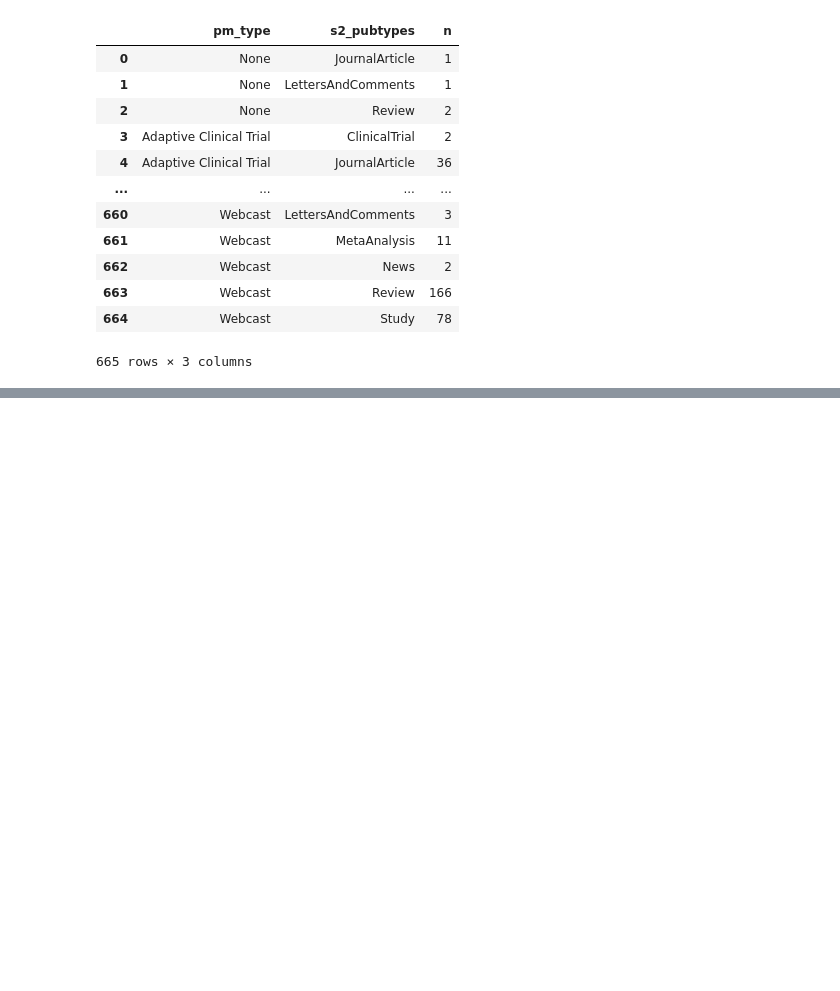
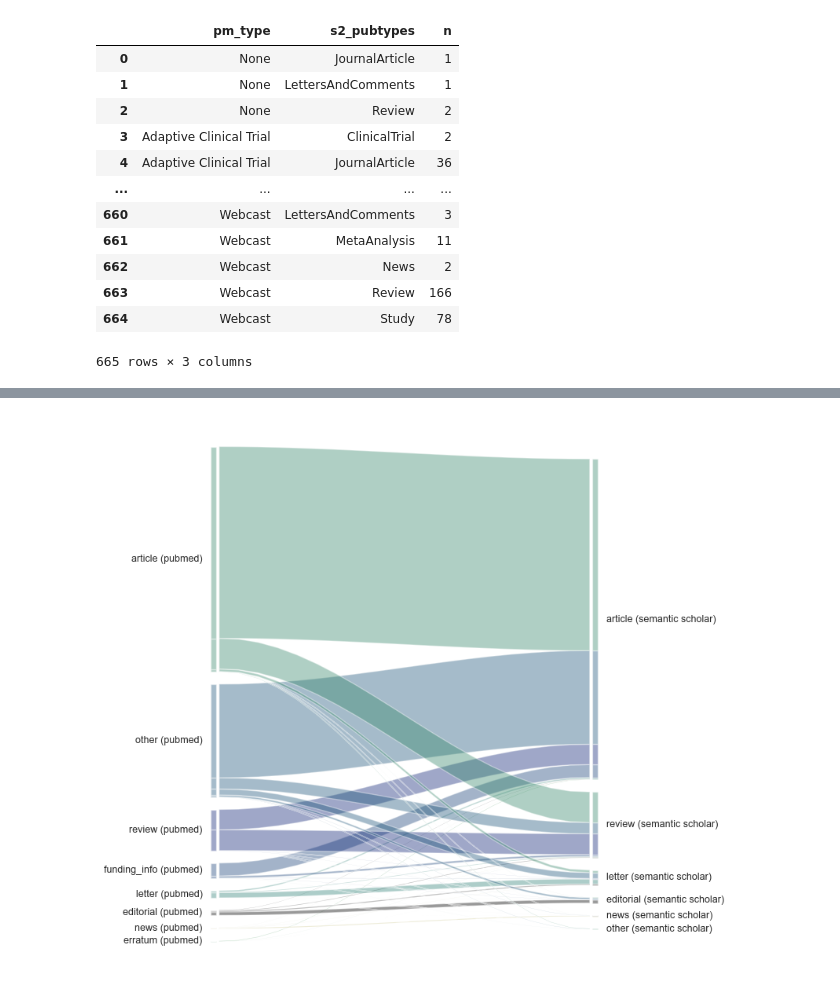
Before and after one commit to naustica/openalex_doctypes, a Jupyter notebook: codebook.ipynb, the cells around one changed output, grey strips where cells are left out. Cells and saved outputs as stored; diff of their text form; code cells hidden in the pictures; blank space fills up the shorter version.

```diff
--- a/codebook.ipynb
+++ b/codebook.ipynb
@@ -360,0 +499,35 @@ plt.show()
+# %%
+s2_pm_pubtypes['new_pm_type'] = s2_pm_pubtypes.apply(
+                                                    lambda row : mapping_types(pubmed_type_mapping,
+                                                                               row['pm_type']), axis=1)
+s2_pm_pubtypes['new_s2_type'] = s2_pm_pubtypes.apply(
+                                                    lambda row : mapping_types(s2_type_mapping,
+                                                                               row['s2_pubtypes']), axis=1)
+# %%
+s2_pm_pubtypes.fillna('other', inplace=True)
+# %%
+d = {}
+for row in s2_pm_pubtypes.to_dict('records'):
+    pm_type = row['new_pm_type'] + ' ' + '(pubmed)'
+    s2_pubtype = row['new_s2_type'] + ' ' + '(semantic scholar)'
+    current_r = row['new_pm_type'] + ' ' + '(pubmed)'
+    n = row['n']
+
+    if current_r in d:
+        if s2_pubtype in d[pm_type].keys():
+            d[pm_type][s2_pubtype] = d.get(pm_type).get(s2_pubtype) + n
+        else:
+             d[pm_type][s2_pubtype] = n
+    else:
+        dd = {}
+        dd[s2_pubtype] = n
+        d[pm_type] = dd
+# %%
+cmap = colormaps['gist_earth']
+
+ax = alluvial.plot(d, alpha=0.4, cmap=cmap, fontname='Arial')
+fig = ax.get_figure()
+fig.set_size_inches(7,9)
+plt.show()
+# %% [output]
+[figure, added]
```
Also changed, not shown: parts of 18 cells of this notebook.
